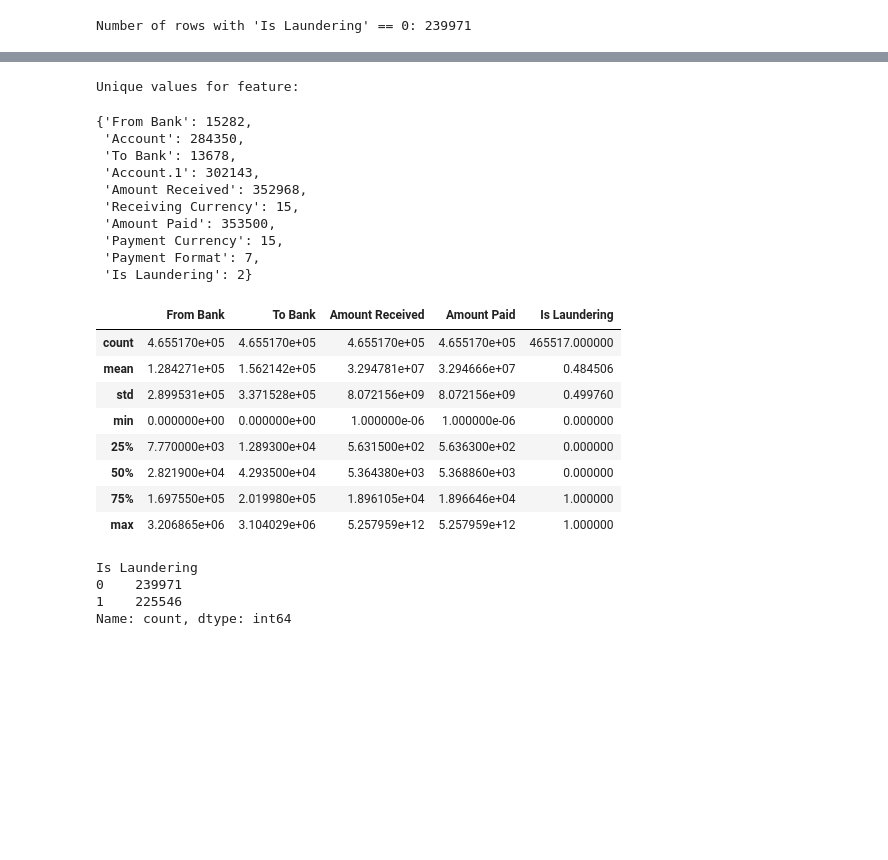
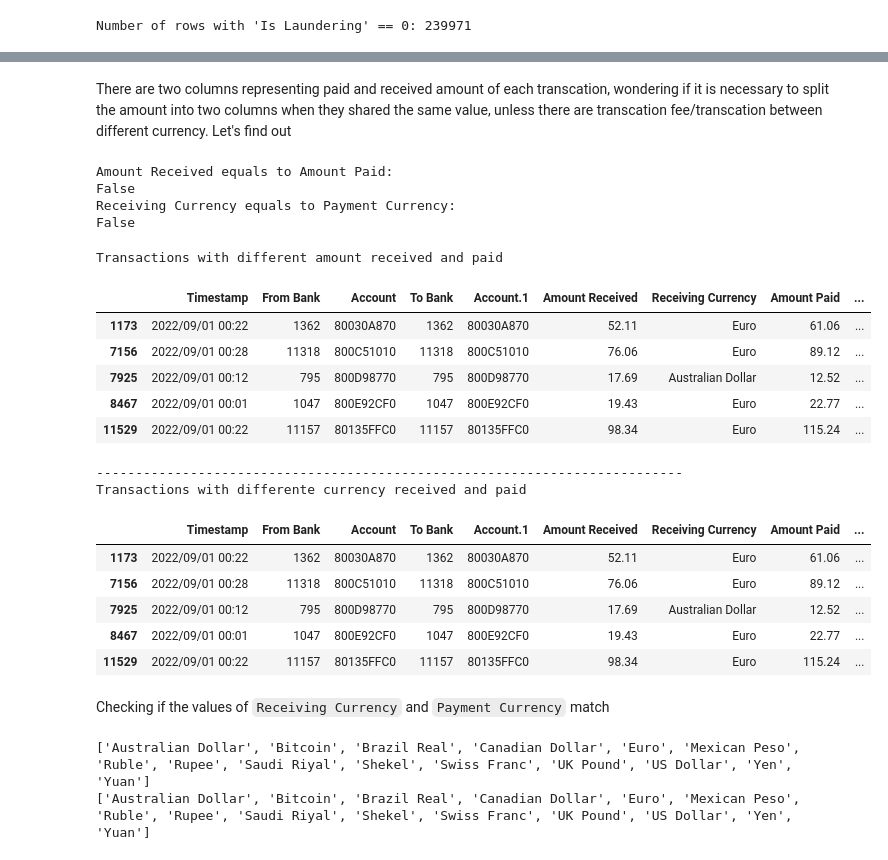
Before and after one commit to edmar-bevilaqua/anti-money-laundering-kaggle, a Jupyter notebook: anti-money-laundering.ipynb, the cells around one changed output, grey strips where cells are left out. Drawn from its saved outputs; the diff is of its cells as text; code cells hidden in the pictures; blank space fills up the shorter version.

```diff
--- a/anti-money-laundering.ipynb
+++ b/anti-money-laundering.ipynb
@@ -245,34 +289,44 @@ memory usage: 39.1+ MB
-# %%
-print("Unique values for feature:")
-{feature:len(df_full[feature].unique()) for feature in df_full.columns}
-# %% [output]
-Unique values for feature:
-{'From Bank': 15282,
- 'Account': 284350,
- 'To Bank': 13678,
- 'Account.1': 302143,
- 'Amount Received': 352968,
- 'Receiving Currency': 15,
- 'Amount Paid': 353500,
- 'Payment Currency': 15,
- 'Payment Format': 7,
- 'Is Laundering': 2}
-# %%
-df_full.describe()
-# %% [output]
-|  | From Bank | To Bank | Amount Received | Amount Paid | Is Laundering |
-| count | 4.655170e+05 | 4.655170e+05 | 4.655170e+05 | 4.655170e+05 | 465517.000000 |
-| mean | 1.284271e+05 | 1.562142e+05 | 3.294781e+07 | 3.294666e+07 | 0.484506 |
-| std | 2.899531e+05 | 3.371528e+05 | 8.072156e+09 | 8.072156e+09 | 0.499760 |
-| min | 0.000000e+00 | 0.000000e+00 | 1.000000e-06 | 1.000000e-06 | 0.000000 |
-| 25% | 7.770000e+03 | 1.289300e+04 | 5.631500e+02 | 5.636300e+02 | 0.000000 |
-| 50% | 2.821900e+04 | 4.293500e+04 | 5.364380e+03 | 5.368860e+03 | 0.000000 |
-| 75% | 1.697550e+05 | 2.019980e+05 | 1.896105e+04 | 1.896646e+04 | 1.000000 |
-| max | 3.206865e+06 | 3.104029e+06 | 5.257959e+12 | 5.257959e+12 | 1.000000 |
-# %%
-df_full["Is Laundering"].value_counts()
-# %% [output]
-Is Laundering
-0    239971
-1    225546
-Name: count, dtype: int64
+# %% [markdown]
+There are two columns representing paid and received amount of each transcation, wondering if it is necessary to split the amount into two columns when they shared the same value, unless there are transcation fee/transcation between different currency. Let's find out
+# %%
+print('Amount Received equals to Amount Paid:')
+print(full_df['Amount Received'].equals(full_df['Amount Paid']))
+print('Receiving Currency equals to Payment Currency:')
+print(full_df['Receiving Currency'].equals(full_df['Payment Currency']))
+# %% [output]
+Amount Received equals to Amount Paid:
+False
+Receiving Currency equals to Payment Currency:
+False
+# %%
+not_equal1 = full_df.loc[~(full_df['Amount Received'] == full_df['Amount Paid'])]
+not_equal2 = full_df.loc[~(full_df['Receiving Currency'] == full_df['Payment Currency'])]
+print("Transactions with different amount received and paid")
+display(not_equal1.head())
+print('---------------------------------------------------------------------------')
+print("Transactions with differente currency received and paid")
+display(not_equal2.head())
+# %% [output]
+Transactions with different amount received and paid
+|  | Timestamp | From Bank | Account | To Bank | Account.1 | Amount Received | Receiving Currency | Amount Paid | ... |
+| 1173 | 2022/09/01 00:22 | 1362 | 80030A870 | 1362 | 80030A870 | 52.11 | Euro | 61.06 | ... |
+| 7156 | 2022/09/01 00:28 | 11318 | 800C51010 | 11318 | 800C51010 | 76.06 | Euro | 89.12 | ... |
+| 7925 | 2022/09/01 00:12 | 795 | 800D98770 | 795 | 800D98770 | 17.69 | Australian Dollar | 12.52 | ... |
+| 8467 | 2022/09/01 00:01 | 1047 | 800E92CF0 | 1047 | 800E92CF0 | 19.43 | Euro | 22.77 | ... |
+| 11529 | 2022/09/01 00:22 | 11157 | 80135FFC0 | 11157 | 80135FFC0 | 98.34 | Euro | 115.24 | ... |
+---------------------------------------------------------------------------
+Transactions with differente currency received and paid
+|  | Timestamp | From Bank | Account | To Bank | Account.1 | Amount Received | Receiving Currency | Amount Paid | ... |
+| 1173 | 2022/09/01 00:22 | 1362 | 80030A870 | 1362 | 80030A870 | 52.11 | Euro | 61.06 | ... |
+| 7156 | 2022/09/01 00:28 | 11318 | 800C51010 | 11318 | 800C51010 | 76.06 | Euro | 89.12 | ... |
+| 7925 | 2022/09/01 00:12 | 795 | 800D98770 | 795 | 800D98770 | 17.69 | Australian Dollar | 12.52 | ... |
+| 8467 | 2022/09/01 00:01 | 1047 | 800E92CF0 | 1047 | 800E92CF0 | 19.43 | Euro | 22.77 | ... |
+| 11529 | 2022/09/01 00:22 | 11157 | 80135FFC0 | 11157 | 80135FFC0 | 98.34 | Euro | 115.24 | ... |
+# %% [markdown]
+Checking if the values of `Receiving Currency` and `Payment Currency` match
+# %%
+print(sorted(full_df['Receiving Currency'].unique()))
+print(sorted(full_df['Payment Currency'].unique()))
+# %% [output]
+['Australian Dollar', 'Bitcoin', 'Brazil Real', 'Canadian Dollar', 'Euro', 'Mexican Peso', 'Ruble', 'Rupee', 'Saudi Riyal', 'Shekel', 'Swiss Franc', 'UK Pound', 'US Dollar', 'Yen', 'Yuan']
+['Australian Dollar', 'Bitcoin', 'Brazil Real', 'Canadian Dollar', 'Euro', 'Mexican Peso', 'Ruble', 'Rupee', 'Saudi Riyal', 'Shekel', 'Swiss Franc', 'UK Pound', 'US Dollar', 'Yen', 'Yuan']
```
Also changed, not shown: parts of 23 cells of this notebook.
